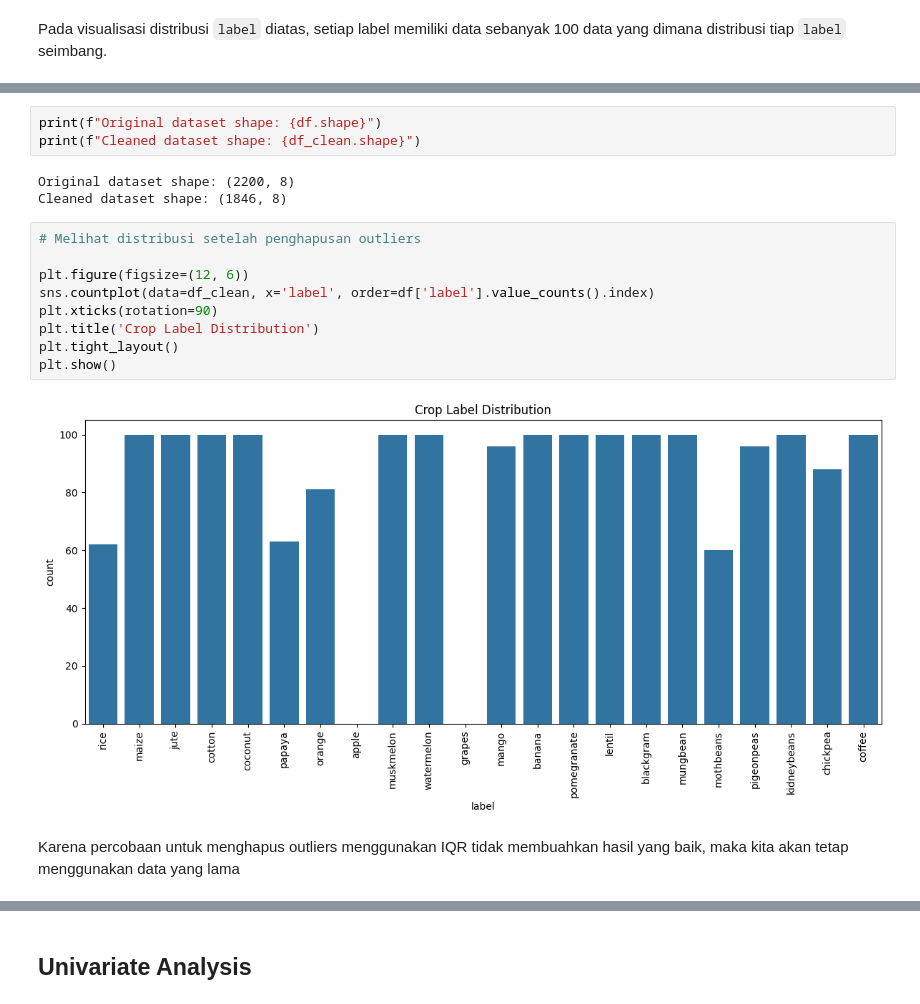
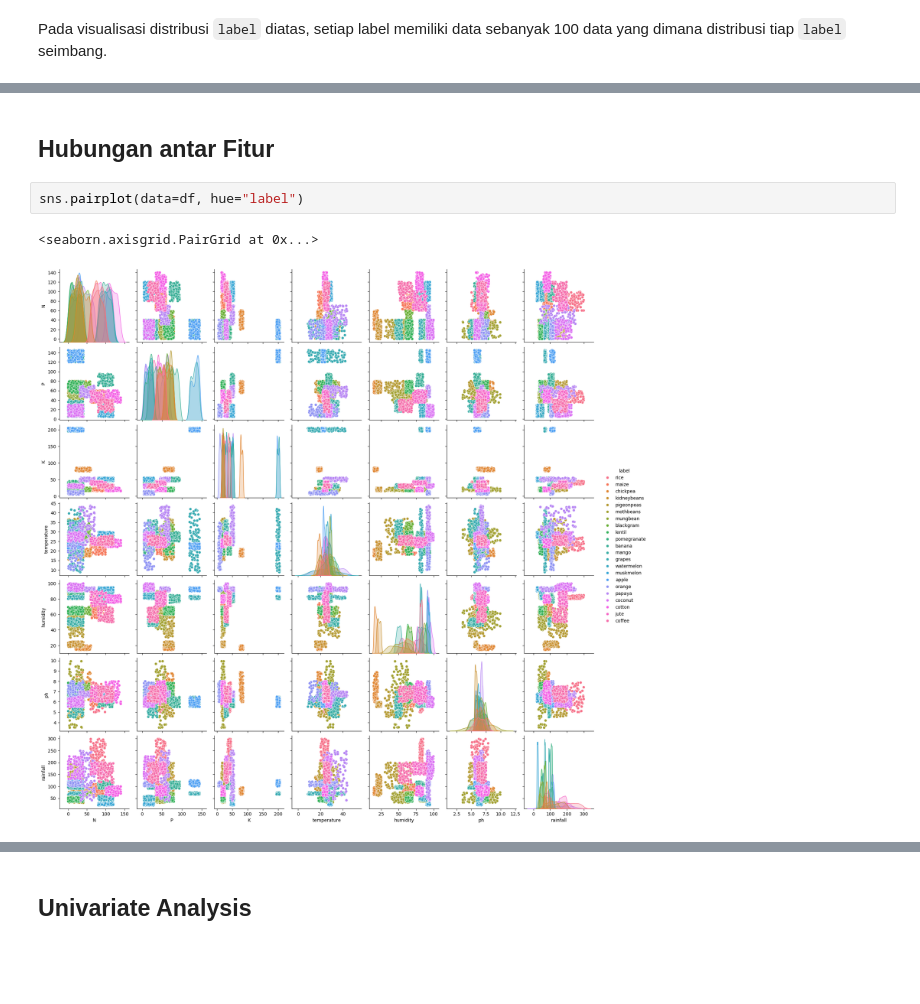
Before and after one commit to J3ndra/dicoding_machine_learning_terapan, a Jupyter notebook: Predictive Analytics/Submission/submission_predictive.ipynb, the cells around one changed output, grey strips where cells are left out. Saved outputs shown, nothing was run; the diff lists cells and outputs as text; blank space fills up the shorter version.

```diff
--- a/Predictive Analytics/Submission/submission_predictive.ipynb
+++ b/Predictive Analytics/Submission/submission_predictive.ipynb
@@ -159,19 +131,7 @@ for col in numericals:
-# %%
-print(f"Original dataset shape: {df.shape}")
-print(f"Cleaned dataset shape: {df_clean.shape}")
-# %% [output]
-Original dataset shape: (2200, 8)
-Cleaned dataset shape: (1846, 8)
-# %%
-# Melihat distribusi setelah penghapusan outliers
-
-plt.figure(figsize=(12, 6))
-sns.countplot(data=df_clean, x='label', order=df['label'].value_counts().index)
-plt.xticks(rotation=90)
-plt.title('Crop Label Distribution')
-plt.tight_layout()
-plt.show()
-# %% [output]
-[figure, removed]
-# %% [markdown]
-Karena percobaan untuk menghapus outliers menggunakan IQR tidak membuahkan hasil yang baik, maka kita akan tetap menggunakan data yang lama
+# %% [markdown]
+## Hubungan antar Fitur
+# %%
+sns.pairplot(data=df, hue="label")
+# %% [output]
+<seaborn.axisgrid.PairGrid at 0x...>
+[figure, added]
```
Also changed, not shown: parts of 15 cells of this notebook, 3 other files.
